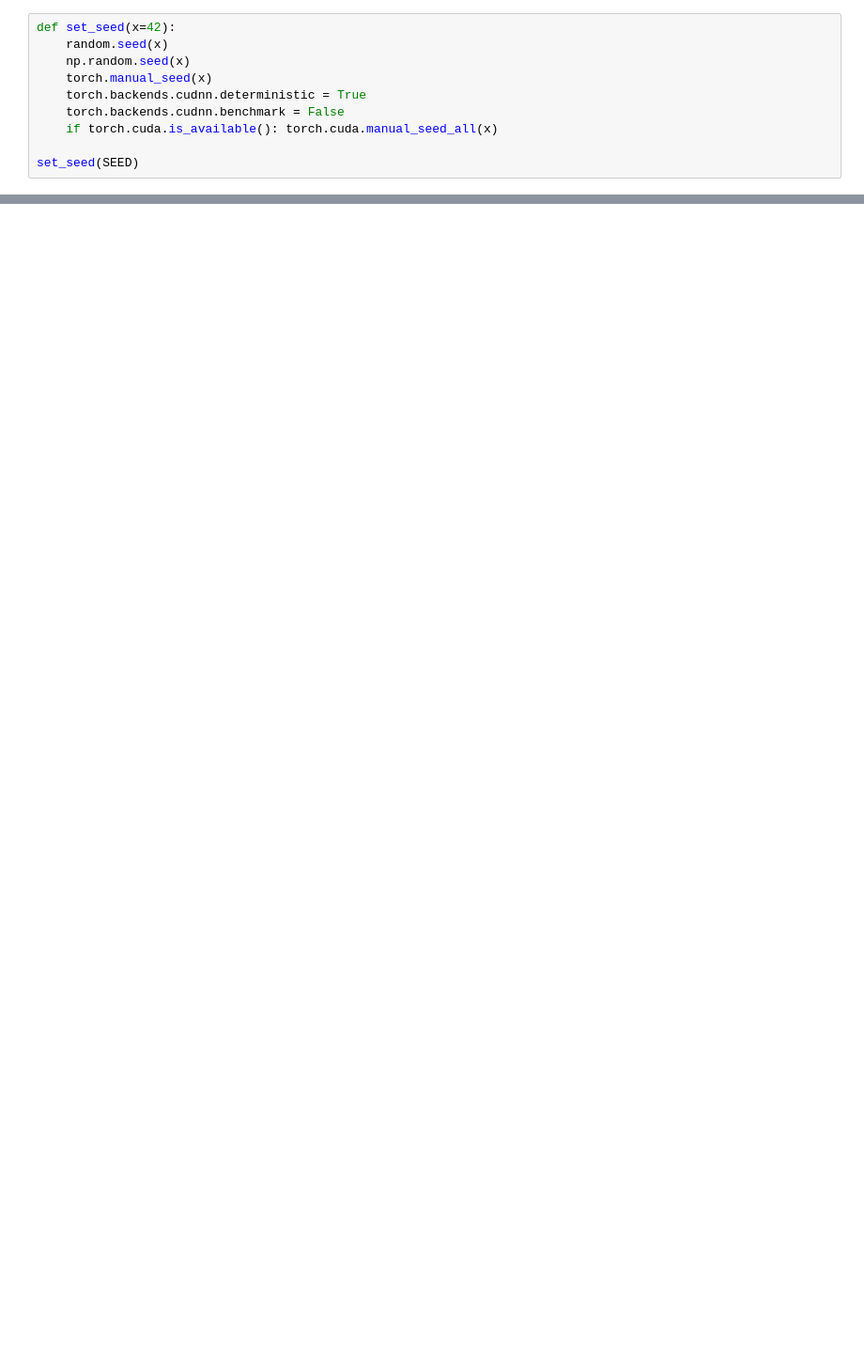
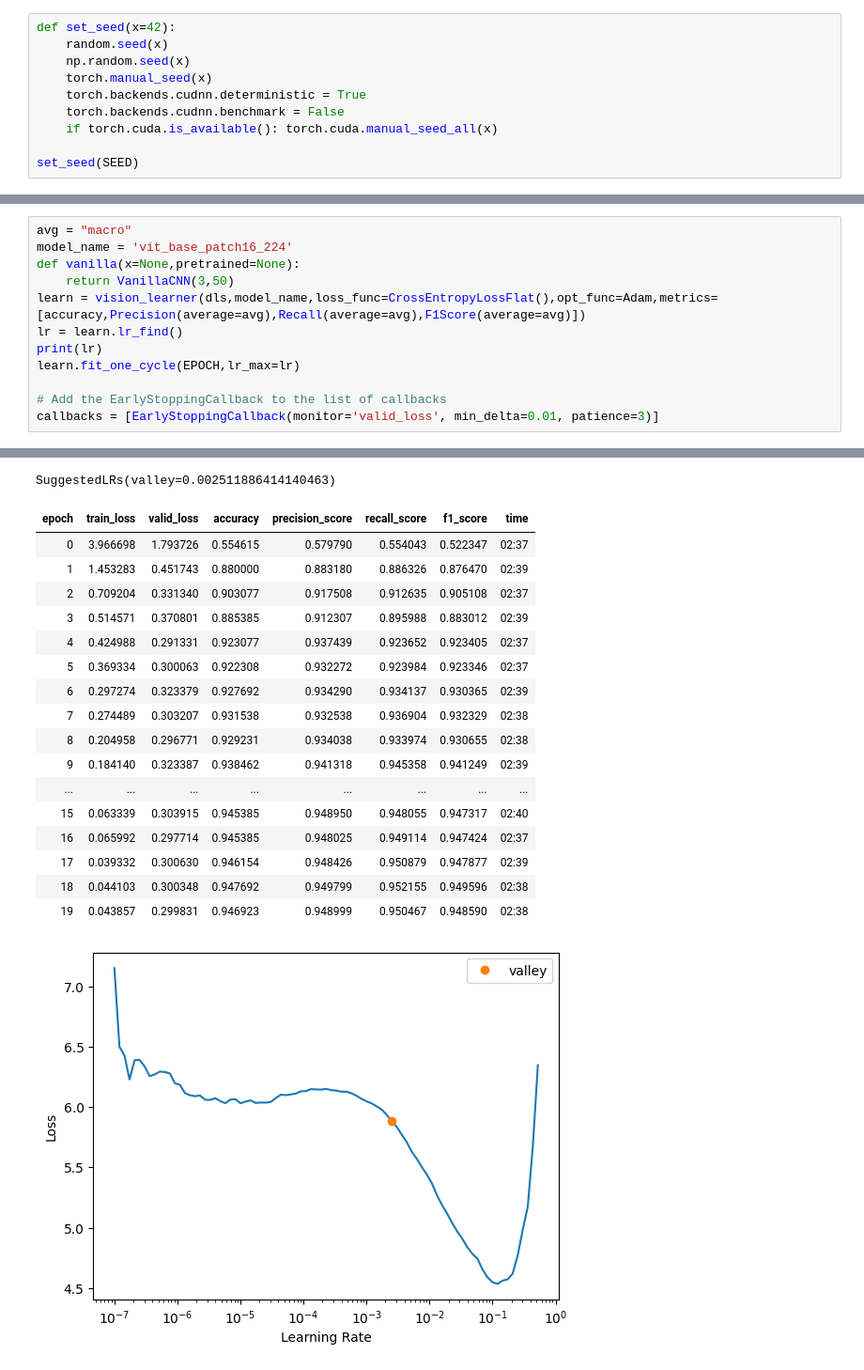
Before and after one commit to kimkingchai/DLF_A2, a Jupyter notebook: train.ipynb, the cells around one changed output, grey strips where cells are left out. Shown at 94% size. Saved outputs shown, nothing was run; the diff lists cells and outputs as text; blank space fills up the shorter version.

```diff
--- a/train.ipynb
+++ b/train.ipynb
@@ -80,0 +128,13 @@ learn.fine_tune(10)
+# %%
+avg = "macro"
+model_name = 'vit_base_patch16_224'
+def vanilla(x=None,pretrained=None):
+    return VanillaCNN(3,50)
+learn = vision_learner(dls,model_name,loss_func=CrossEntropyLossFlat(),opt_func=Adam,metrics=[accuracy,Precision(average=avg),Recall(average=avg),F1Score(average=avg)])
+lr = learn.lr_find()
+print(lr)
+learn.fit_one_cycle(EPOCH,lr_max=lr)
+
+# Add the EarlyStoppingCallback to the list of callbacks
+callbacks = [EarlyStoppingCallback(monitor='valid_loss', min_delta=0.01, patience=3)]
+# %% [output]
@@ -80,0 +142,19 @@ learn.fine_tune(10)
+SuggestedLRs(valley=0.002511886414140463)
+| epoch | train_loss | valid_loss | accuracy | precision_score | recall_score | f1_score | time |
+| 0 | 3.966698 | 1.793726 | 0.554615 | 0.579790 | 0.554043 | 0.522347 | 02:37 |
+| 1 | 1.453283 | 0.451743 | 0.880000 | 0.883180 | 0.886326 | 0.876470 | 02:39 |
+| 2 | 0.709204 | 0.331340 | 0.903077 | 0.917508 | 0.912635 | 0.905108 | 02:37 |
+| 3 | 0.514571 | 0.370801 | 0.885385 | 0.912307 | 0.895988 | 0.883012 | 02:39 |
+| 4 | 0.424988 | 0.291331 | 0.923077 | 0.937439 | 0.923652 | 0.923405 | 02:37 |
+| 5 | 0.369334 | 0.300063 | 0.922308 | 0.932272 | 0.923984 | 0.923346 | 02:37 |
+| 6 | 0.297274 | 0.323379 | 0.927692 | 0.934290 | 0.934137 | 0.930365 | 02:39 |
+| 7 | 0.274489 | 0.303207 | 0.931538 | 0.932538 | 0.936904 | 0.932329 | 02:38 |
+| 8 | 0.204958 | 0.296771 | 0.929231 | 0.934038 | 0.933974 | 0.930655 | 02:38 |
+| 9 | 0.184140 | 0.323387 | 0.938462 | 0.941318 | 0.945358 | 0.941249 | 02:39 |
+| ... | ... | ... | ... | ... | ... | ... | ... |
+| 15 | 0.063339 | 0.303915 | 0.945385 | 0.948950 | 0.948055 | 0.947317 | 02:40 |
+| 16 | 0.065992 | 0.297714 | 0.945385 | 0.948025 | 0.949114 | 0.947424 | 02:37 |
+| 17 | 0.039332 | 0.300630 | 0.946154 | 0.948426 | 0.950879 | 0.947877 | 02:39 |
+| 18 | 0.044103 | 0.300348 | 0.947692 | 0.949799 | 0.952155 | 0.949596 | 02:38 |
+| 19 | 0.043857 | 0.299831 | 0.946923 | 0.948999 | 0.950467 | 0.948590 | 02:38 |
+[figure, added]
```
Also changed, not shown: parts of 11 cells of this notebook, 20 other files.
